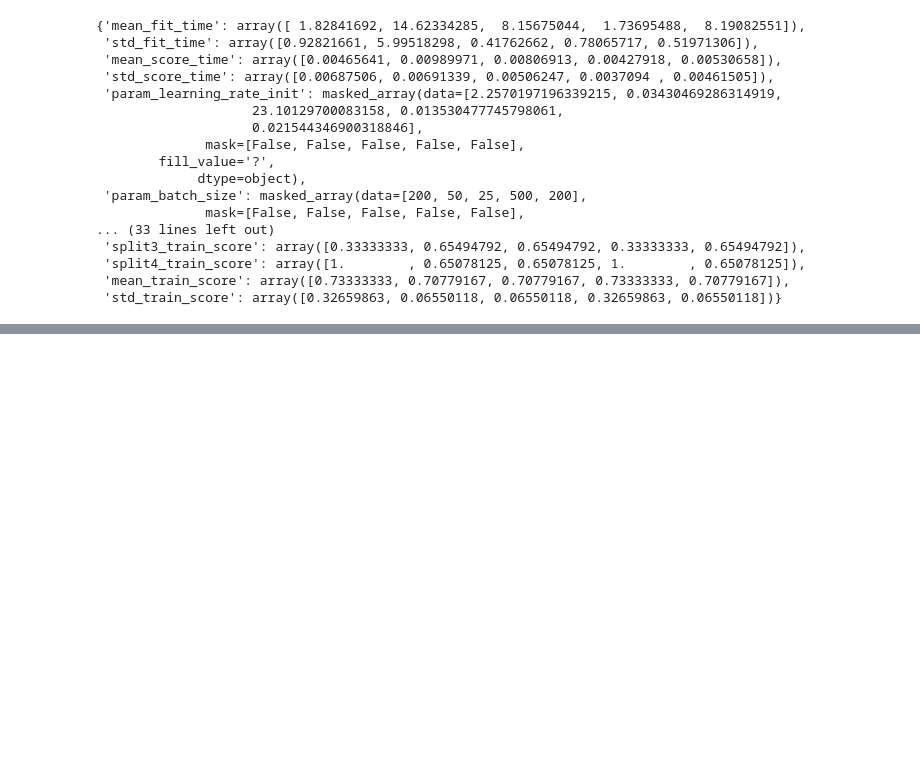
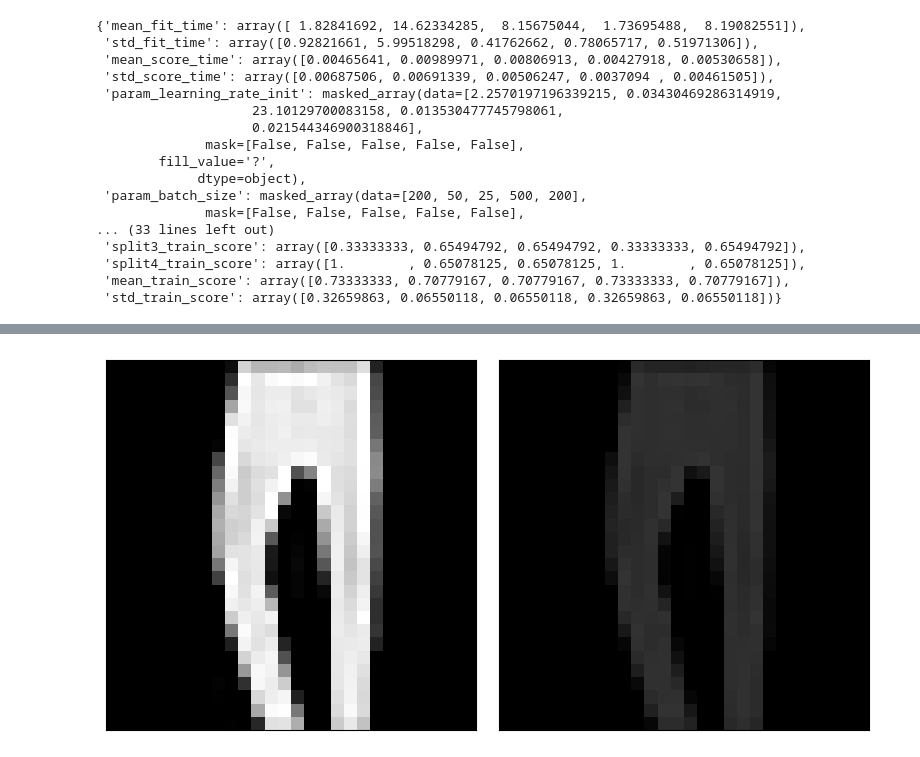
Before and after one commit to ratva/Multi-class-Image-Classification-for-Unbalanced-Fashion-Data, a Jupyter notebook: test.ipynb, the cells around one changed output, grey strips where cells are left out. Drawn from its saved outputs; the diff is of its cells as text; code cells hidden in the pictures; blank space fills up the shorter version.

```diff
--- a/test.ipynb
+++ b/test.ipynb
@@ -360,0 +398,22 @@ fashion_pipes['rand_search'].cv_results_
+# %%
+# Change Brightness of Image
+fig, axgrid = plt.subplots(1, 2, figsize=(8, 4))
+row_id = 55
+
+ax1 = axgrid[0]
+ax2 = axgrid[1]
+x_SS2 = valid_x[row_id].reshape((28,28))
+pic = Image.fromarray(x_SS2.astype(np.uint8))
+
+ax1.imshow(pic, vmin=0, vmax=255, cmap='gray')
+ax1.set_xticks([]); ax1.set_yticks([]);
+
+bright_filter = ImageEnhance.Brightness(pic)
+bright_pic = bright_filter.enhance(0.2) #brighten or darken by factor
+ax2.imshow(bright_pic, vmin=0, vmax=255, cmap='gray')
+ax2.set_xticks([]); ax2.set_yticks([]);
+
+plt.tight_layout();
+plt.show();
+# %% [output]
+[figure, added]
```
Also changed, not shown: parts of 13 cells of this notebook.
